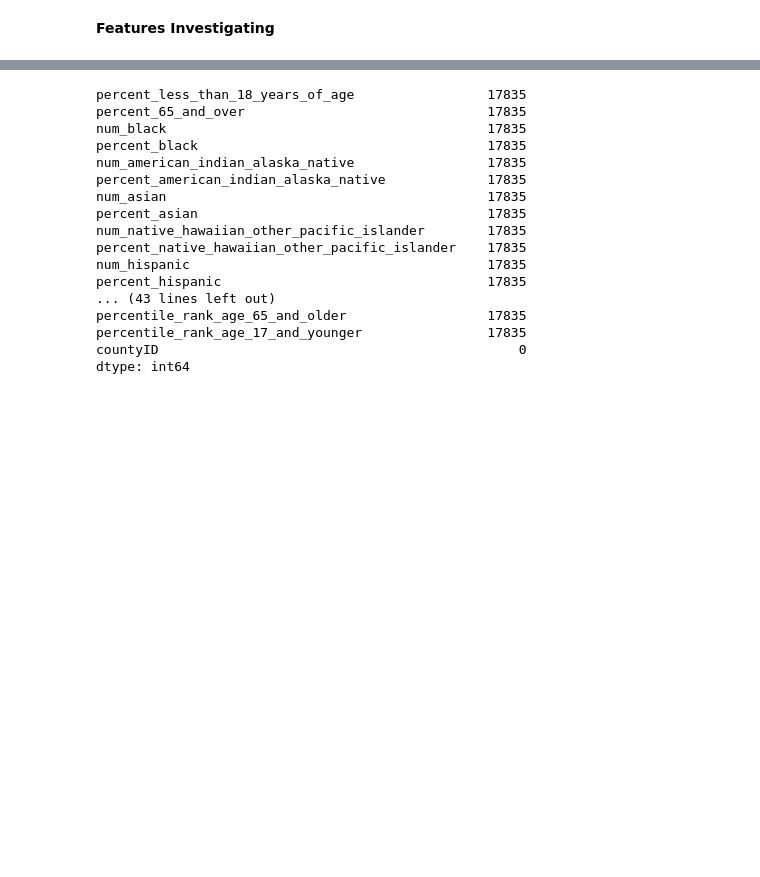
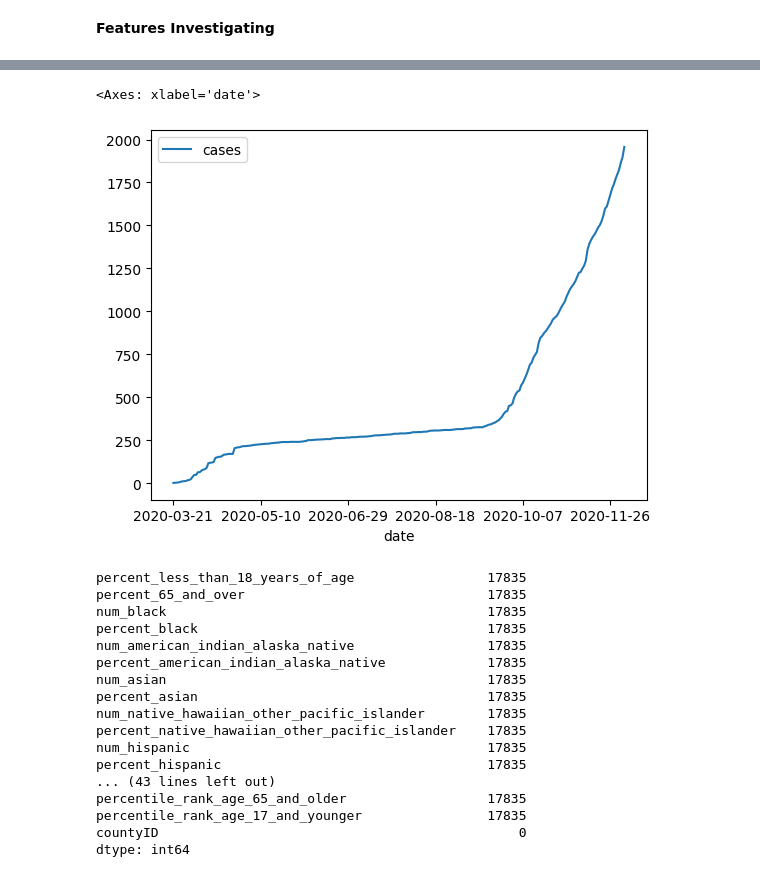
Before and after one commit to songalal/datascienceproject390, a Jupyter notebook: albert eda.ipynb, the cells around one changed output, grey strips where cells are left out. Saved outputs shown, nothing was run; the diff lists cells and outputs as text; code cells hidden in the pictures; blank space fills up the shorter version.

```diff
--- a/albert eda.ipynb
+++ b/albert eda.ipynb
@@ -29 +29,4 @@ Index(['percent_severe_housing_cost_burden', 'population_2',
       dtype='object')
+# %%
+check = df[df['county'] == 'Steuben']
+check = check[check['state'] == 'New York']
@@ -30,3 +49,8 @@ Index(['percent_severe_housing_cost_burden', 'population_2',
+# %%
+check.plot(x='date', y='cases')
+# %% [output]
+<Axes: xlabel='date'>
+[figure, added]
 # %%
 subset = df.iloc[:, 114:171]
 subset2 = df.iloc[:, [1,2]]
```
Also changed, not shown: parts of 3 cells of this notebook.
